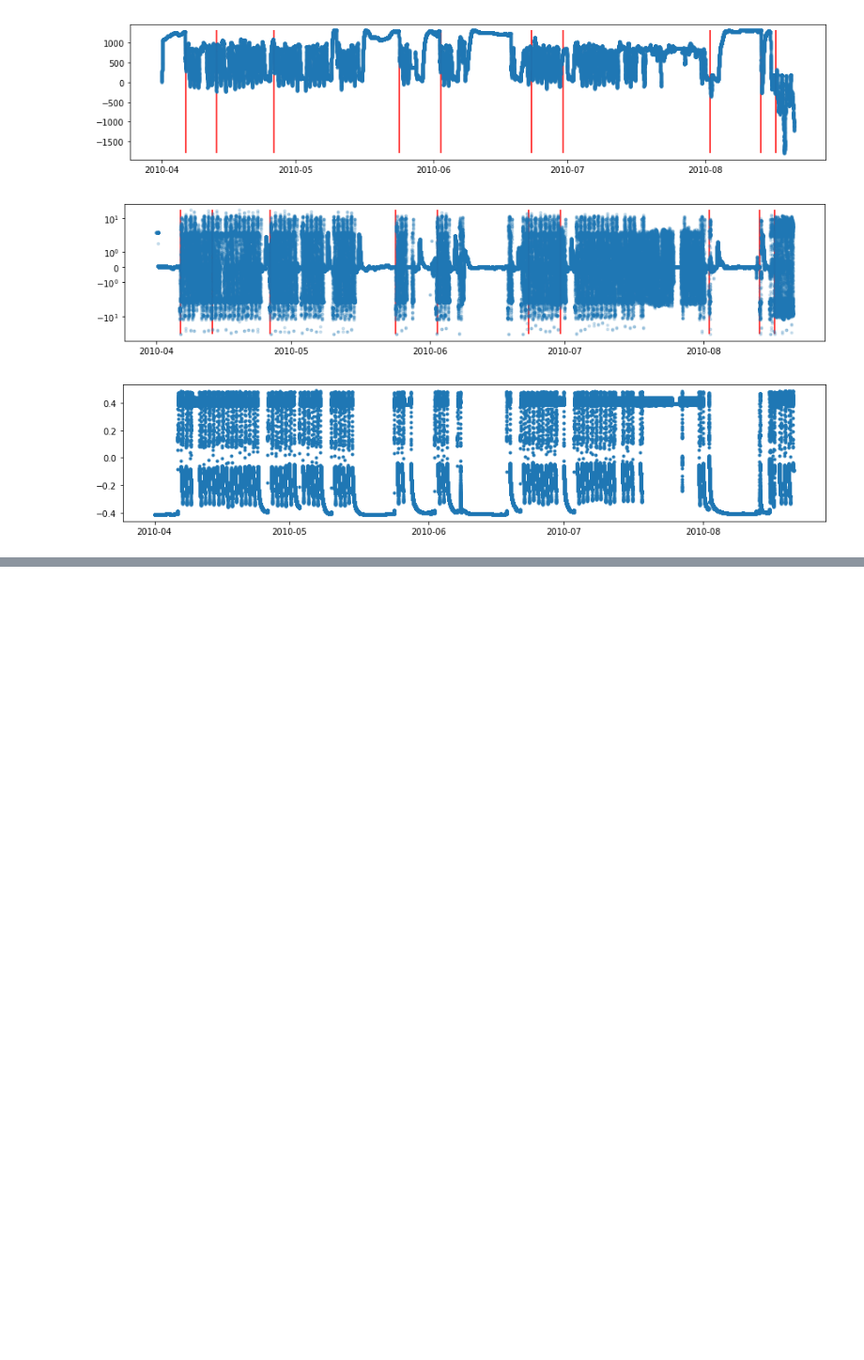
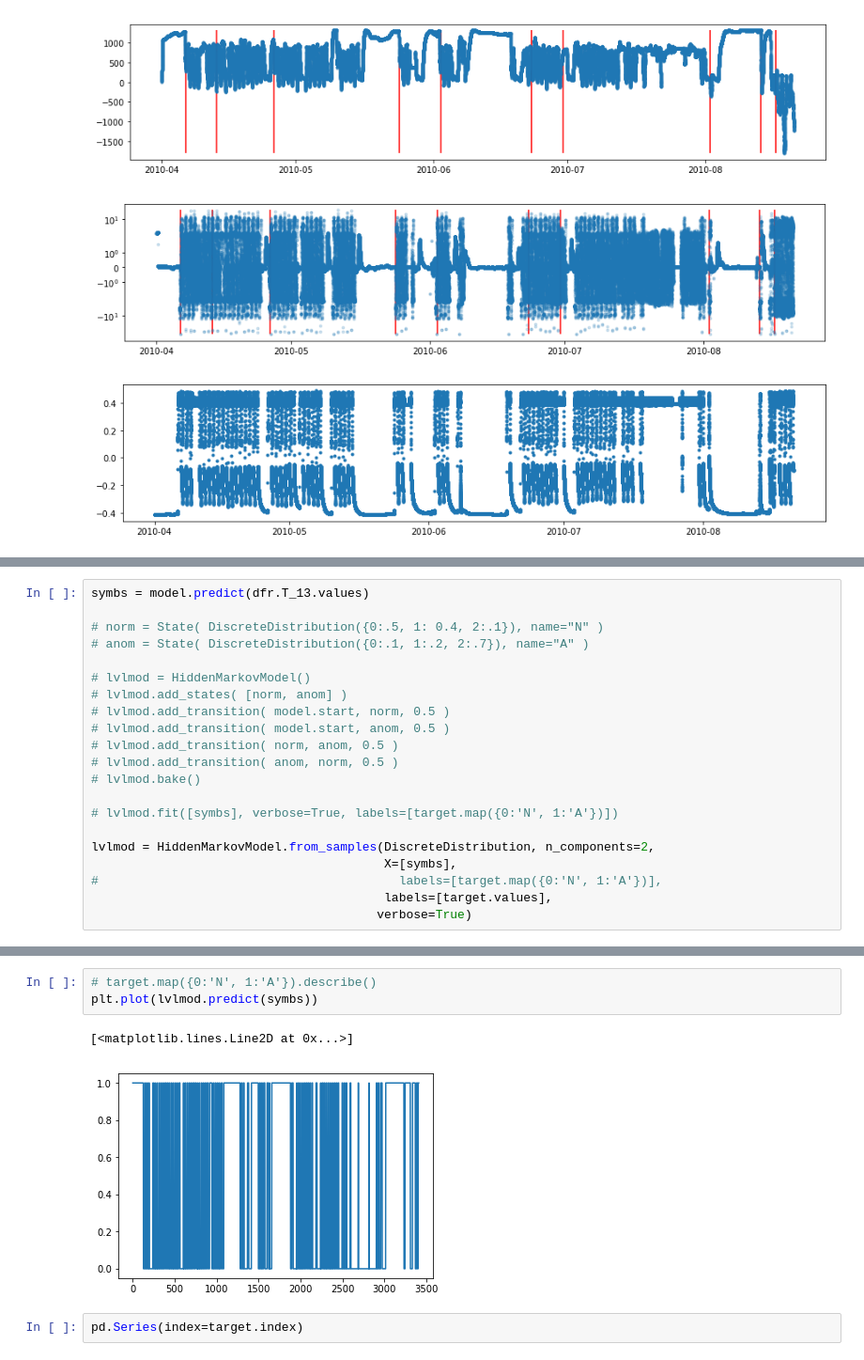
Before and after one commit to rtbs-dev/phm-feature-maker, a Jupyter notebook: pomegranate_hmm.ipynb, the cells around one changed output, grey strips where cells are left out. Shown at 94% size. Cells and saved outputs as stored; diff of their text form; blank space fills up the shorter version.

```diff
--- a/pomegranate_hmm.ipynb
+++ b/pomegranate_hmm.ipynb
@@ -324,0 +385,21 @@ with sns.axes_style('dark'):
+# %%
+symbs = model.predict(dfr.T_13.values)
+
+# norm = State( DiscreteDistribution({0:.5, 1: 0.4, 2:.1}), name="N" )
+# anom = State( DiscreteDistribution({0:.1, 1:.2, 2:.7}), name="A" )
+
+# lvlmod = HiddenMarkovModel()
+# lvlmod.add_states( [norm, anom] )
+# lvlmod.add_transition( model.start, norm, 0.5 )
+# lvlmod.add_transition( model.start, anom, 0.5 )
+# lvlmod.add_transition( norm, anom, 0.5 )
+# lvlmod.add_transition( anom, norm, 0.5 )
+# lvlmod.bake()
+
+# lvlmod.fit([symbs], verbose=True, labels=[target.map({0:'N', 1:'A'})])
+
+lvlmod = HiddenMarkovModel.from_samples(DiscreteDistribution, n_components=2,
+                                        X=[symbs],
+#                                         labels=[target.map({0:'N', 1:'A'})],
+                                        labels=[target.values],
+                                       verbose=True)
@@ -324,0 +424,8 @@ with sns.axes_style('dark'):
+# %%
+# target.map({0:'N', 1:'A'}).describe()
+plt.plot(lvlmod.predict(symbs))
+# %% [output]
+[<matplotlib.lines.Line2D at 0x...>]
+[figure, added]
+# %%
+pd.Series(index=target.index)
```
Also changed, not shown: parts of 24 cells of this notebook, 1 other file.
